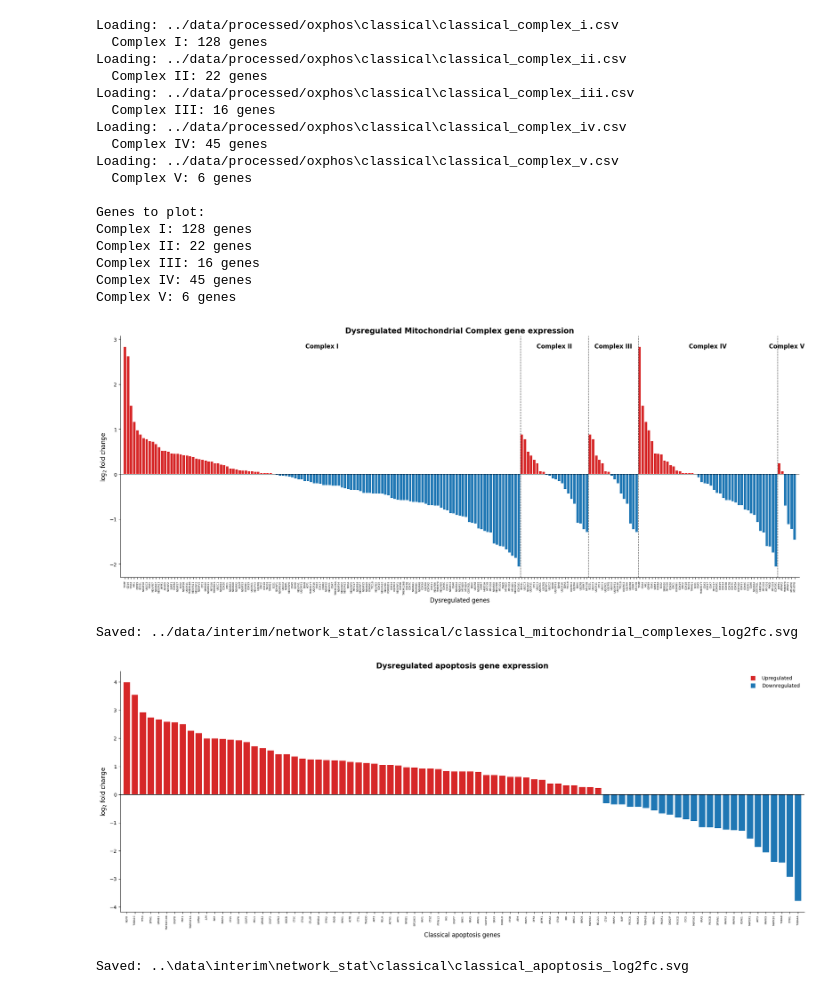
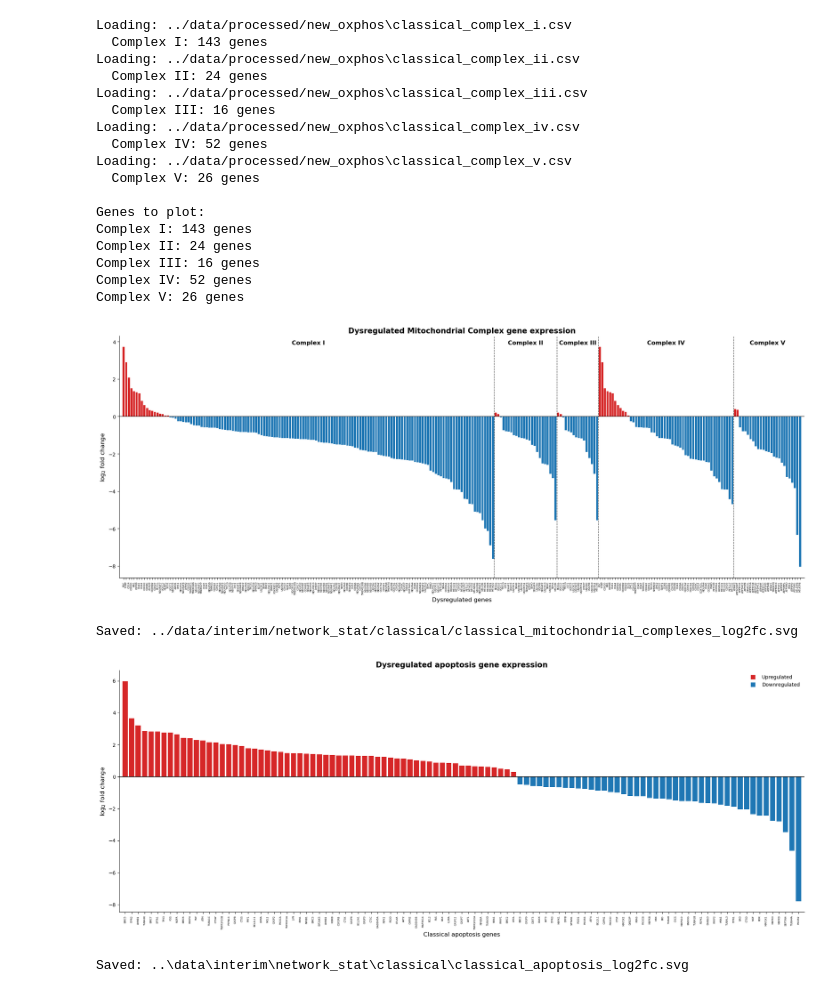
Before and after one commit to namtu06/BIO_RA, a Jupyter notebook: notebooks/thesis.ipynb, the cells around one changed output. Drawn from its saved outputs; the diff is of its cells as text; code cells hidden in the pictures.

```diff
--- a/notebooks/thesis.ipynb
+++ b/notebooks/thesis.ipynb
@@ -11,7 +11,7 @@ import matplotlib.pyplot as plt
 
 subtype = "classical"
 
-OXPHOS_DIR = "../data/processed/oxphos"
+OXPHOS_DIR = "../data/processed/new_oxphos"
 
 complexes = [
     "complex_i",
@@ -40,7 +40,6 @@ for complex_name in complexes:
 
     filepath = os.path.join(
         OXPHOS_DIR,
-        subtype,
         f"{subtype}_{complex_name}.csv"
     )
 
@@ -77,7 +76,7 @@ for complex_name, df in complex_data.items():
 
     for gene, row in df.iterrows():
 
-        if "log2FC_rna" not in df.columns:
+        if "log2FC" not in df.columns:
             raise ValueError(
                 f"'log2FC' column not found in "
                 f"{complex_name}"
@@ -86,7 +85,7 @@ for complex_name, df in complex_data.items():
         plot_data.append({
             "gene": gene,
             "complex": complex_labels[complex_name],
-            "log2FC": row["log2FC_rna"]
+            "log2FC": row["log2FC"]
         })
 
 
@@ -316,47 +315,47 @@ plt.tight_layout()
 outdir = (
     "../data/interim/"
     "network_stat/"
     f"{subtype}/"
 )
 
 os.makedirs(
     outdir,
     exist_ok=True
 )
 
 outfile = os.path.join(
     outdir,
     f"{subtype}_mitochondrial_complexes_log2fc.svg"
 )
 
 plt.savefig(
     outfile,
     format="svg",
     bbox_inches="tight"
 )
 
 plt.show()
 
 print(f"\nSaved: {outfile}")
 # %% [output]
-Loading: ../data/processed/oxphos\classical\classical_complex_i.csv
-  Complex I: 128 genes
-Loading: ../data/processed/oxphos\classical\classical_complex_ii.csv
-  Complex II: 22 genes
-Loading: ../data/processed/oxphos\classical\classical_complex_iii.csv
+Loading: ../data/processed/new_oxphos\classical_complex_i.csv
+  Complex I: 143 genes
+Loading: ../data/processed/new_oxphos\classical_complex_ii.csv
+  Complex II: 24 genes
+Loading: ../data/processed/new_oxphos\classical_complex_iii.csv
   Complex III: 16 genes
-Loading: ../data/processed/oxphos\classical\classical_complex_iv.csv
-  Complex IV: 45 genes
-Loading: ../data/processed/oxphos\classical\classical_complex_v.csv
-  Complex V: 6 genes
+Loading: ../data/processed/new_oxphos\classical_complex_iv.csv
+  Complex IV: 52 genes
+Loading: ../data/processed/new_oxphos\classical_complex_v.csv
+  Complex V: 26 genes
 
 Genes to plot:
-Complex I: 128 genes
-Complex II: 22 genes
+Complex I: 143 genes
+Complex II: 24 genes
 Complex III: 16 genes
-Complex IV: 45 genes
-Complex V: 6 genes
+Complex IV: 52 genes
+Complex V: 26 genes
-[figure, old version]
+[figure, new version]
 Saved: ../data/interim/network_stat/classical/classical_mitochondrial_complexes_log2fc.svg
 # %%
 import os
@@ -374,7 +373,7 @@ input_path = os.path.join(
     "..",
     "data",
     "processed",
-    "pathway_diff",
+    "new_pathway_diff",
     "classical",
     f"{pathway_name}_diff.csv"
 )
@@ -402,19 +401,19 @@ df.index = (
     .str.upper()
 )
 
-df = df[["log2FC_rna", "category_rna"]].copy()
-df = df.dropna(subset=["log2FC_rna"]).reset_index()
+df = df[["log2FC", "category"]].copy()
+df = df.dropna(subset=["log2FC"]).reset_index()
 
 df = df.rename(columns={"index": "gene"})
 
 # Use sign to define color, regardless of significance class.
-df["color"] = df["log2FC_rna"].apply(
+df["color"] = df["log2FC"].apply(
     lambda value: "#d62728" if value > 0 else "#1f77b4"
 )
 
 # Sort from largest positive to largest negative effect.
 df = df.sort_values(
-    by="log2FC_rna",
+    by="log2FC",
     ascending=False,
     kind="mergesort"
 ).reset_index(drop=True)
@@ -430,7 +429,7 @@ x = range(len(df))
 
 ax.bar(
     x,
-    df["log2FC_rna"],
+    df["log2FC"],
     color=df["color"],
     width=0.8
 )
@@ -446,7 +445,7 @@ label_fontsize = (
 
 ax.set_xticks(list(x))
 ax.set_xticklabels(
-    df["gene"],
+    df["gene_name"],
     rotation=90,
     fontsize=label_fontsize,
     ha="center",
@@ -489,5 +488,5 @@ plt.show()
 
 print(f"Saved: {outfile}")
 # %% [output]
-[figure, old version]
+[figure, new version]
 Saved: ..\data\interim\network_stat\classical\classical_apoptosis_log2fc.svg
```
Also changed, not shown: 1 other file.
